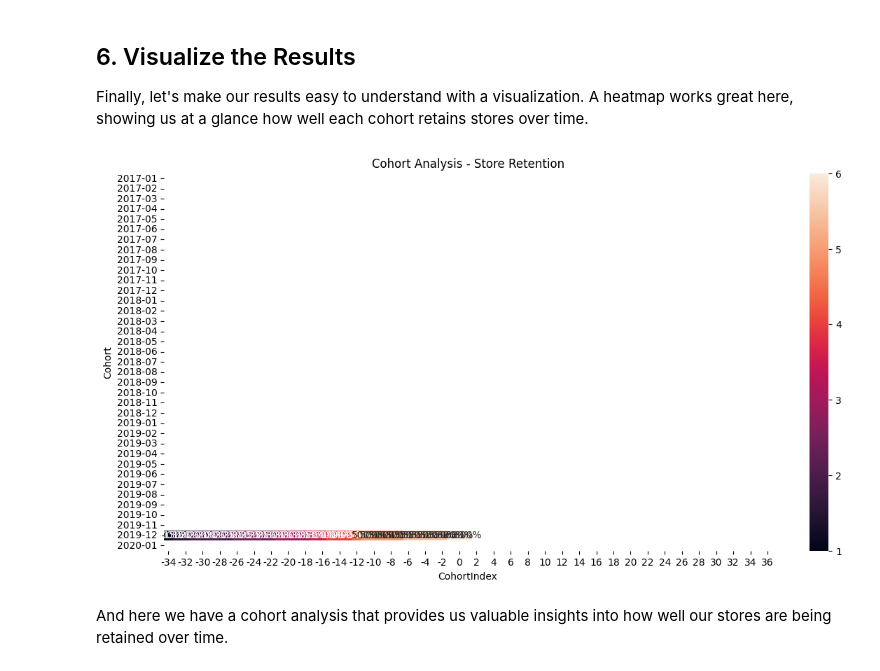
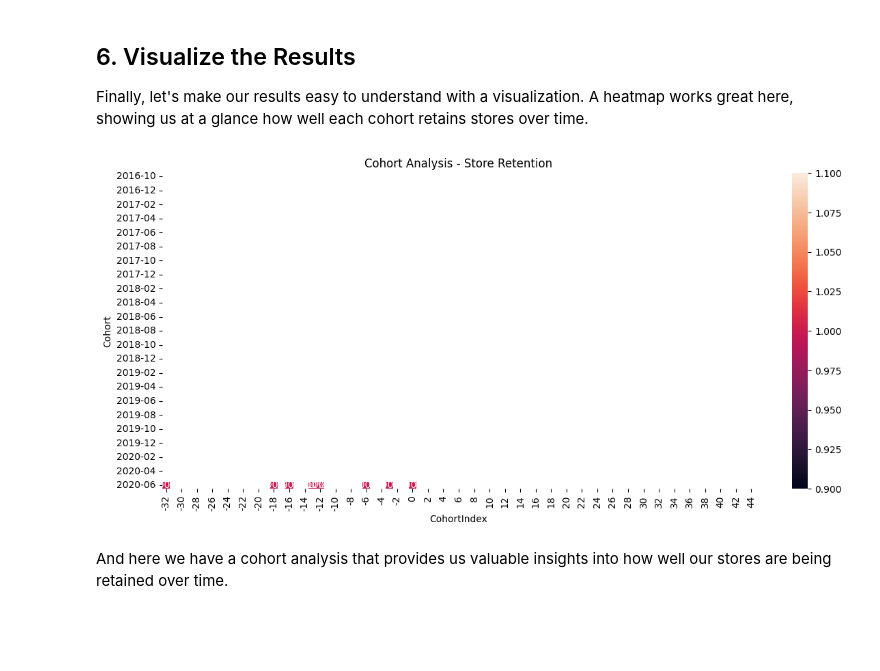
Before and after one commit to KOBeerose/EcommDataPipeline, a Jupyter notebook: cohort_analysis/cohort_analysis.ipynb, the cells around one changed output. Drawn from its saved outputs; the diff is of its cells as text; code cells hidden in the pictures; blank space fills up the shorter version.

```diff
--- a/cohort_analysis/cohort_analysis.ipynb
+++ b/cohort_analysis/cohort_analysis.ipynb
@@ -8,8 +8,8 @@ Before we dive into the analysis, let's start by loading our data. We're using P
 import pandas as pd
 
 # Load store and order data
-stores_df = pd.read_csv('../datasets/generated/stores.csv')
-orders_df = pd.read_csv('../datasets/generated/orders.csv')
+stores_df = pd.read_csv('../datasets/stores.csv')
+orders_df = pd.read_csv('../datasets//orders.csv')
 # %%
 stores_df
 # %% [output]
@@ -202,12 +204,12 @@ Finally, let's make our results easy to understand with a visualization. A heatm
 # %%
 import seaborn as sns
 import matplotlib.pyplot as plt
 
-plt.figure(figsize=(14, 7))
+plt.figure(figsize=(14, 6))
 sns.heatmap(data=retention, annot=True, fmt='.0%')
 plt.title('Cohort Analysis - Store Retention')
 plt.show()
 # %% [output]
-[figure, old version]
+[figure, new version]
 # %% [markdown]
 And here we have a cohort analysis that provides us valuable insights into how well our stores are being retained over time.
```
Also changed, not shown: parts of 9 cells of this notebook, 6 other files.
